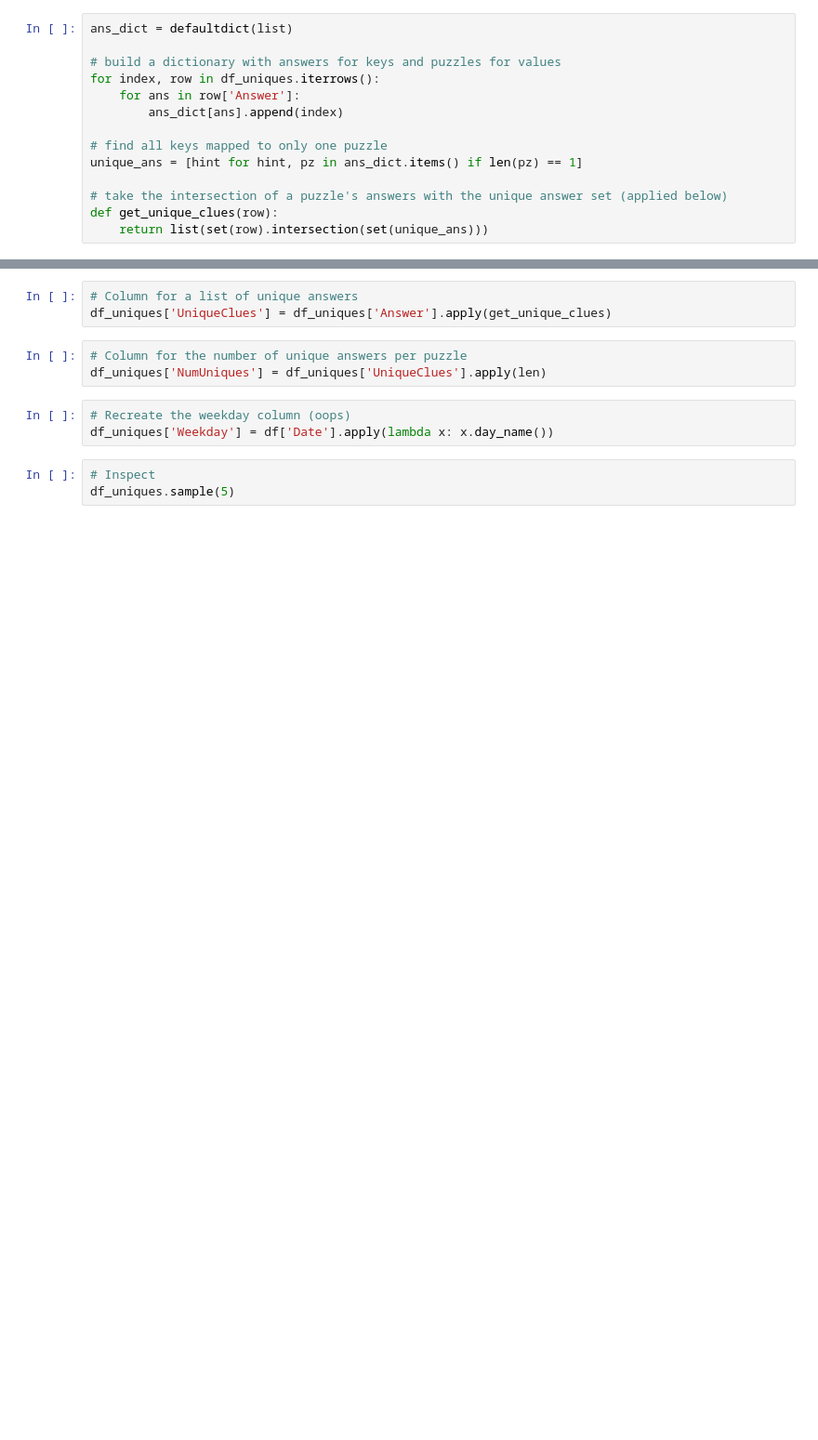
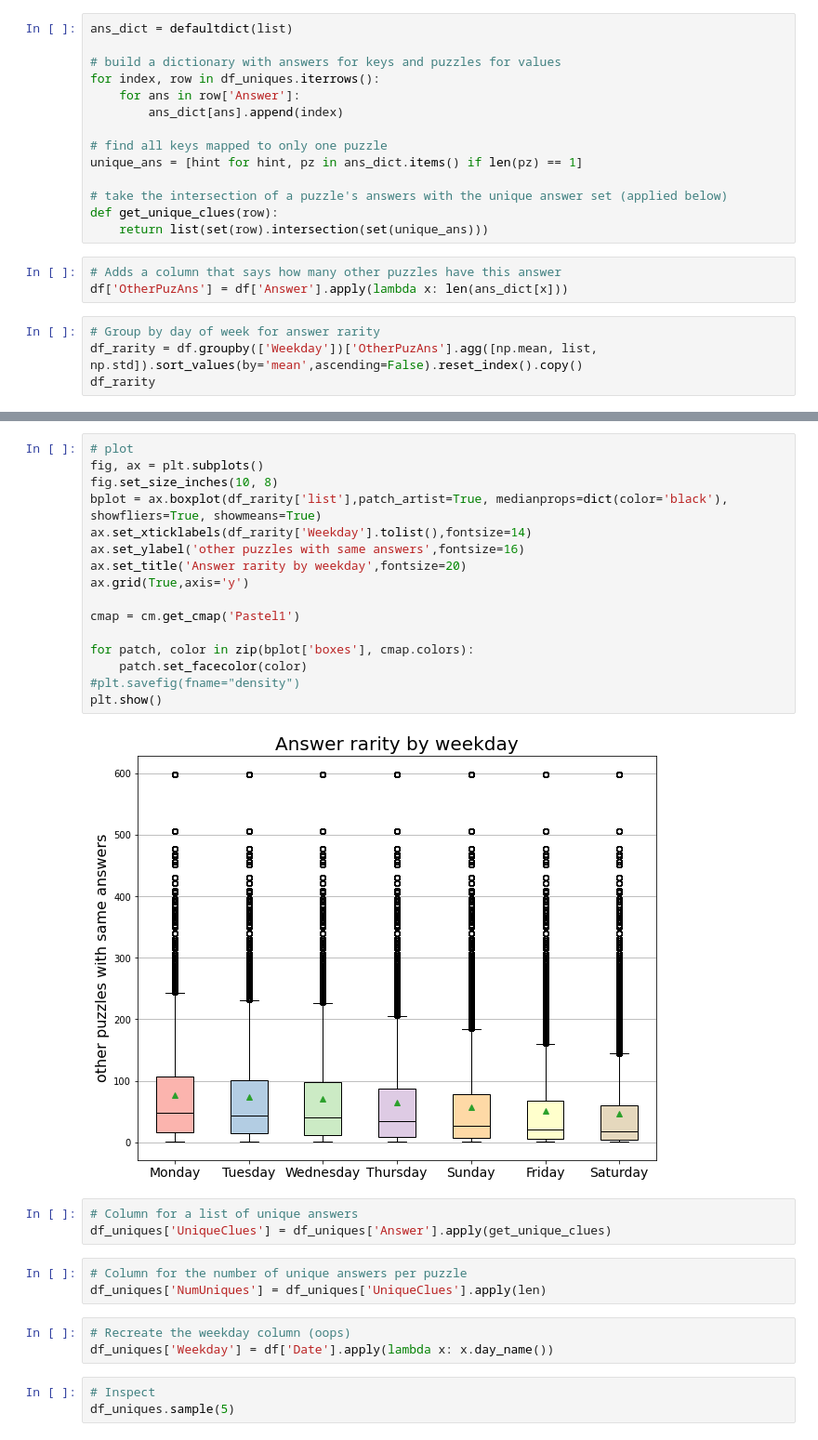
Before and after one commit to nickdanis/gorillawords, a Jupyter notebook: nick-exploratory.ipynb, the cells around one changed output, grey strips where cells are left out. Shown at 93% size. Cells and saved outputs as stored; diff of their text form; blank space fills up the shorter version.

```diff
--- a/nick-exploratory.ipynb
+++ b/nick-exploratory.ipynb
@@ -349,3 +321,10 @@ unique_ans = [hint for hint, pz in ans_dict.items() if len(pz) == 1]
 # take the intersection of a puzzle's answers with the unique answer set (applied below)
 def get_unique_clues(row):
     return list(set(row).intersection(set(unique_ans)))
+# %%
+# Adds a column that says how many other puzzles have this answer
+df['OtherPuzAns'] = df['Answer'].apply(lambda x: len(ans_dict[x]))
+# %%
+# Group by day of week for answer rarity
+df_rarity = df.groupby(['Weekday'])['OtherPuzAns'].agg([np.mean, list, np.std]).sort_values(by='mean',ascending=False).reset_index().copy()
+df_rarity
@@ -352,3 +340,21 @@ def get_unique_clues(row):
+# %%
+# plot
+fig, ax = plt.subplots()
+fig.set_size_inches(10, 8)
+bplot = ax.boxplot(df_rarity['list'],patch_artist=True, medianprops=dict(color='black'), showfliers=True, showmeans=True)
+ax.set_xticklabels(df_rarity['Weekday'].tolist(),fontsize=14)
+ax.set_ylabel('other puzzles with same answers',fontsize=16)
+ax.set_title('Answer rarity by weekday',fontsize=20)
+ax.grid(True,axis='y')
+
+cmap = cm.get_cmap('Pastel1')
+
+for patch, color in zip(bplot['boxes'], cmap.colors):
+    patch.set_facecolor(color)
+#plt.savefig(fname="density")
+plt.show()
+# %% [output]
+[figure, added]
 # %%
 # Column for a list of unique answers
 df_uniques['UniqueClues'] = df_uniques['Answer'].apply(get_unique_clues)
```
Also changed, not shown: parts of 18 cells of this notebook, 3 other files.
